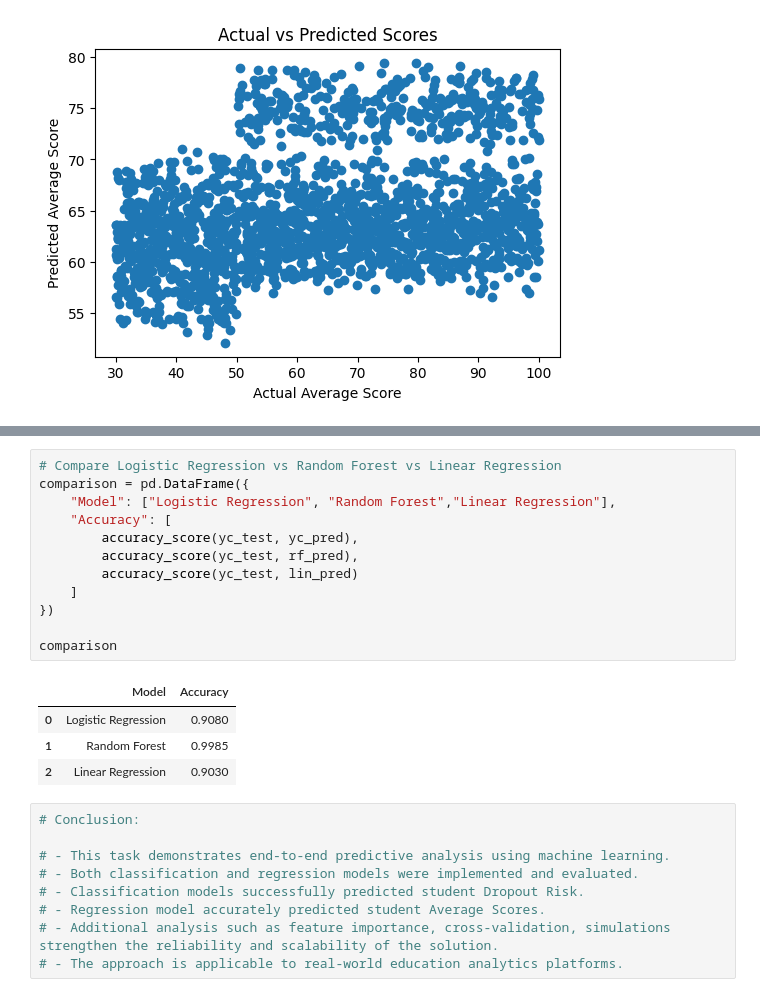
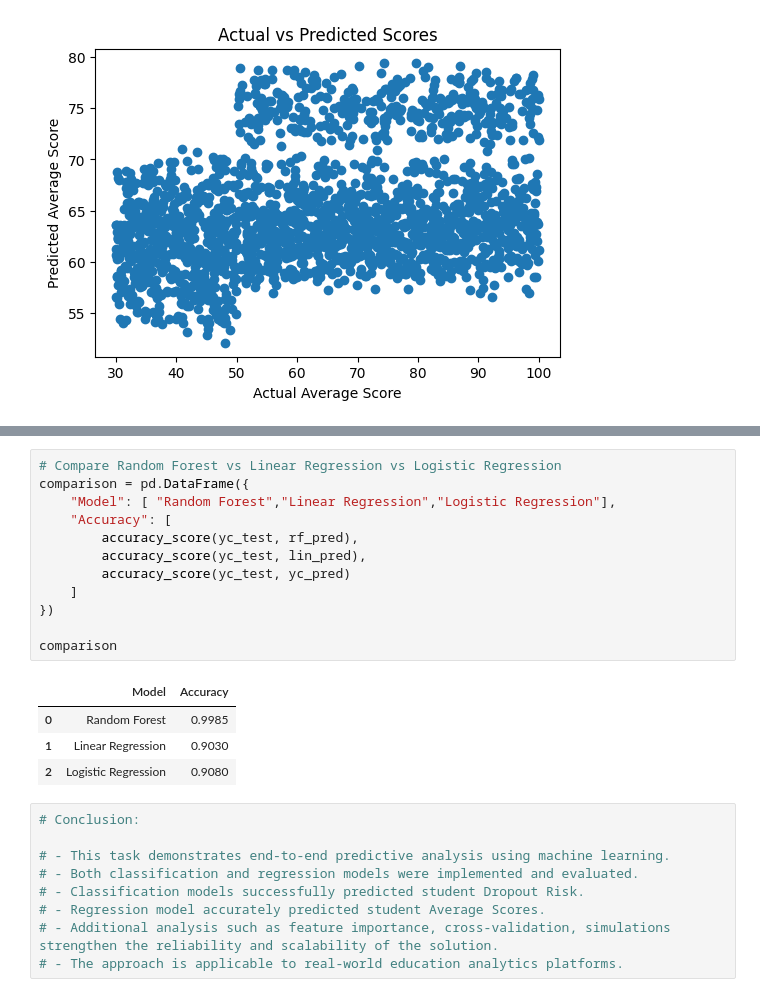
Before and after one commit to Sanket160941/PREDICTIVE-ANALYSIS-USING-MACHINE-LEARNING, a Jupyter notebook: prediction.ipynb, the cells around one changed output, grey strips where cells are left out. Saved outputs shown, nothing was run; the diff lists cells and outputs as text.

```diff
--- a/prediction.ipynb
+++ b/prediction.ipynb
@@ -318,20 +322,20 @@ plt.show()
 # %%
-# Compare Logistic Regression vs Random Forest vs Linear Regression
+# Compare Random Forest vs Linear Regression vs Logistic Regression
 comparison = pd.DataFrame({
-    "Model": ["Logistic Regression", "Random Forest","Linear Regression"],
+    "Model": [ "Random Forest","Linear Regression","Logistic Regression"],
     "Accuracy": [
-        accuracy_score(yc_test, yc_pred),
         accuracy_score(yc_test, rf_pred),
-        accuracy_score(yc_test, lin_pred)
+        accuracy_score(yc_test, lin_pred),
+        accuracy_score(yc_test, yc_pred)
     ]
 })
 
 comparison
 # %% [output]
 |  | Model | Accuracy |
-| 0 | Logistic Regression | 0.9080 |
-| 1 | Random Forest | 0.9985 |
-| 2 | Linear Regression | 0.9030 |
+| 0 | Random Forest | 0.9985 |
+| 1 | Linear Regression | 0.9030 |
+| 2 | Logistic Regression | 0.9080 |
 # %%
 # Conclusion:
 
```
Also changed, not shown: parts of 7 cells of this notebook.
